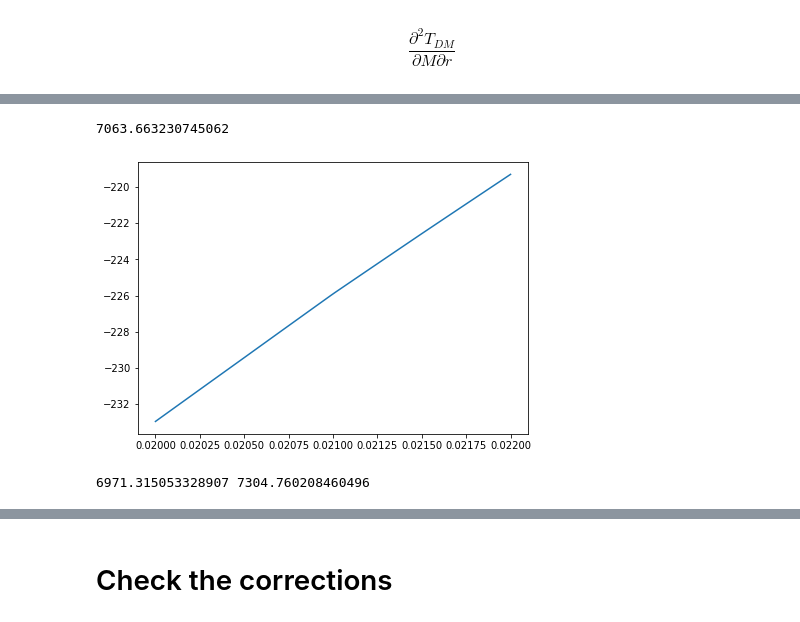
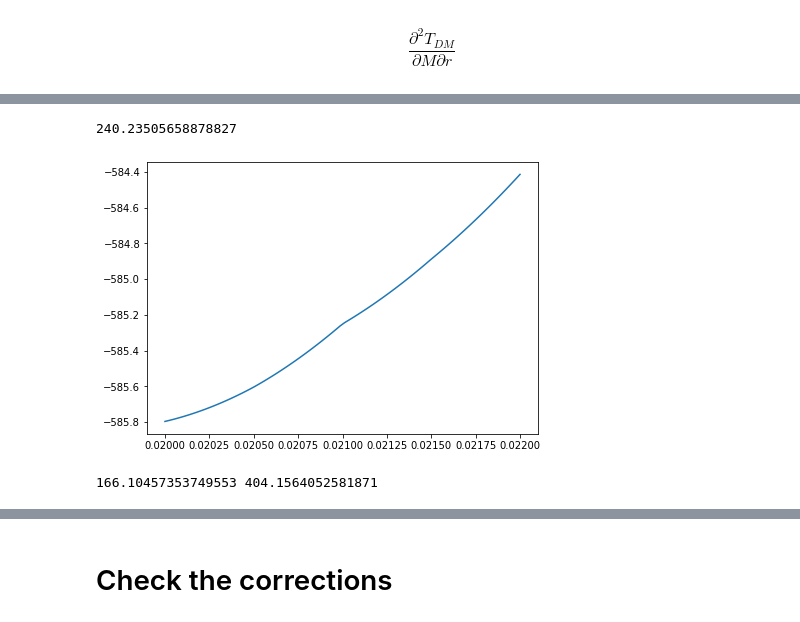
Before and after one commit to mariabenitocst/exoplanets, a Jupyter notebook: jupyter-notebook/checking_dderivatives.ipynb, the cells around one changed output, grey strips where cells are left out. Cells and saved outputs as stored; diff of their text form; code cells hidden in the pictures.

```diff
--- a/jupyter-notebook/checking_dderivatives.ipynb
+++ b/jupyter-notebook/checking_dderivatives.ipynb
@@ -761,9 +766,9 @@ conversion_into_K_vs_kg = 1.60217e-7
 conversion_into_w       = 0.16021766
 conv_Msun_to_kg         = 1.98841e+30
 
-from utils import gNFW_rho
+#from utils import gNFW_rho
 
-def derivativeTDM_wrt_r(M, r, f, params, v, R=R_jup.value, Rsun=8.178,
+def derivativeTDM_wrt_r(M, r, A, alpha, v, R=R_jup.value, Rsun=8.178,
                         epsilon=1):
     """
     Return (analytical) derivative of DM temperature wrt r @
@@ -779,25 +784,21 @@ def derivativeTDM_wrt_r(M, r, f, params, v, R=R_jup.value, Rsun=8.178,
     """
     # escape velocity
     vesc   = np.sqrt(2*_G*M*conv_Msun_to_kg/R)*1e-3 # km/s
-    if v:
-        _vD = v
-        #print(_vD, "here i am")
-    else:
-        _vD    = np.sqrt(3/2.)*vc(Rsun, r, params) # km/s
+    _vD = v
+    _vDM   =  np.sqrt(8./(3*np.pi))*_vD # km/s
 
-    _vDM   =  np.sqrt(8./(3*np.pi))*_vD # km/s
-    _rhoDM = gNFW_rho(Rsun, r, params) # GeV/cm3
+    _rhoDM = A*np.power(r, -alpha)  # GeV/cm3!!!!
 
     # DM temperature [K]
-    T_DM = np.power((f*_rhoDM*_vDM*(1+3./2.*np.power(vesc/_vD, 2))*
+    T_DM = np.power((_rhoDM*_vDM*(1+3./2.*np.power(vesc/_vD, 2))*
                      conversion_into_w)/(4*_sigma_sb*epsilon), 1./4.)
-    #print(T_DM)
-    return(0.25*T_DM*(-params[0]/r - (3-params[0])/(params[1] + r)))
+
+    return(0.25*T_DM*(-alpha/r))
 # %%
 masses = np.linspace(0.02, 0.045, 40)
-r=0.2; f=1.; params=[1., 20., 0.42]; v=100.; A=4.5
+r=0.2; A_cte=165.; alpha=0.7; v=100.; A=4.5
 # %%
 dd_num = []
 for M in masses:
-    dd_num.append(derivative(derivativeTDM_wrt_r, M, args=(r, f, params, v), dx=1e-5))
+    dd_num.append(derivative(derivativeTDM_wrt_r, M, args=(r, A_cte, alpha, v), dx=1e-5))
 # %%
@@ -816,32 +817,32 @@ Text(0.5, 0, 'masses [Msun]')
 # %%
-from derivatives import derivativeTDM_wrt_r
+from _utils import derivativeTDM_wrt_r
 
 masses = np.linspace(0.02, 0.045, 40)
-r=0.2; f=1.; params=[1., 20., 0.42]; v=100.; A=4.5
+r=0.2; A_cte=76; alpha=0.8; v=100.; A=4.5
 
-def dervT_wrt_r(M, r, f, params, v, A):
+def dervT_wrt_r(M, r, A_cte, alpha, v, A):
     xi   = np.transpose(np.asarray([A, M]))
     Tint = griddata(points, values, xi)[0]
 
-    TDM  = T_DM(r, M=M*M_sun.value, f=f, params=params, v=v)
+    TDM  = PL_T_DM(r, M*M_sun.value, A_cte, alpha, v)
 
     Ttot = np.power(Tint**4 + TDM**4, 0.25)
 
-    return (TDM/Ttot)**3*derivativeTDM_wrt_r(r, f, params, M, v)
+    return (TDM/Ttot)**3*derivativeTDM_wrt_r(r, M, A_cte, alpha, v)
 # %%
 _masses = np.linspace(0.02, 0.022, 80)
 dervT_r = []
 for M in _masses:
-    dervT_r.append(dervT_wrt_r(M, r, f, params, v, A))
+    dervT_r.append(dervT_wrt_r(M, r, A_cte, alpha, v, A))
 dervT_r = np.asarray(dervT_r)
 
 fig, ax = plt.subplots(1, 1, figsize=(7, 5))
 ax.plot(_masses, dervT_r)
 
 print((dervT_r[1]-dervT_r[0])/(_masses[1]-_masses[0]))
 # %% [output]
-7063.663230745062
+240.23505658878827
-[figure, old version]
+[figure, new version]
 # %%
 Tint   = []
 dd_num = []
@@ -856,18 +857,18 @@ for M in masses:
 
 Tint = np.asarray(Tint)
 # %%
-imp.reload(derivatives)
-from derivatives import dderivativeT_wrt_rM
+#imp.reload(derivatives)
+from _utils import dderivativeT_wrt_rM
 
 
-TDM  = T_DM(r, M=masses*M_sun.value, f=f, params=params, v=v)
+TDM  = PL_T_DM(r, masses*M_sun.value, A_cte, alpha, v)
 Ttot = np.power(Tint**4 + TDM**4, 0.25)
 
-dd_ana = dderivativeT_wrt_rM(r, masses, A, c_interp, Tint, TDM, Ttot, f, params, v)
+dd_ana = dderivativeT_wrt_rM(r, masses, A, c_interp, Tint, TDM, Ttot, A_cte, alpha, v)
 
 print(dd_num[0], dd_ana[0])
 # %% [output]
-6971.315053328907 7304.760208460496
+166.10457353749553 404.1564052581871
 # %%
 fig, ax = plt.subplots(1, 2, figsize=(12, 4))
 ax[0].plot(masses, dd_ana, label="ana")
```
Also changed, not shown: parts of 39 cells of this notebook, 3 other files.
